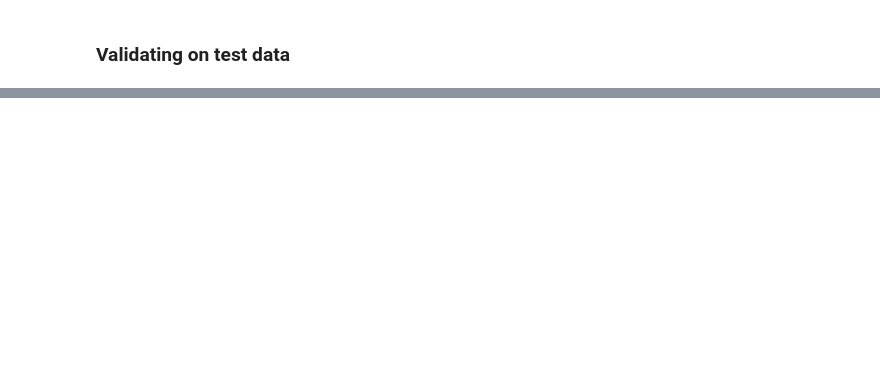
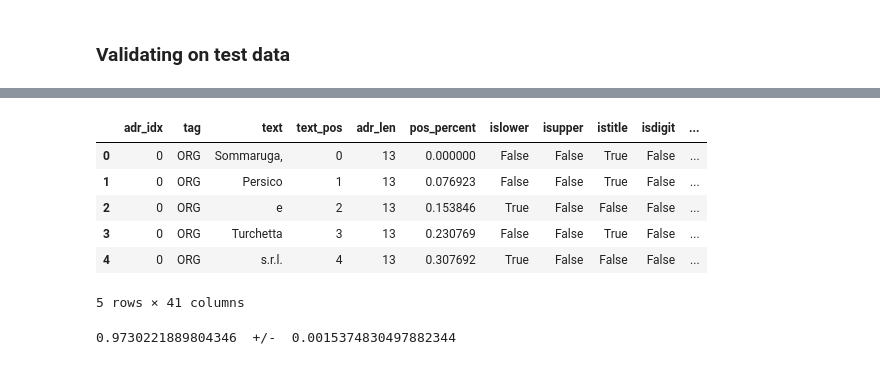
Before and after one commit to AlexandreFleutelot/address_NER_study, a Jupyter notebook: RandoForest_NER.ipynb, the cells around one changed output, grey strips where cells are left out. Saved outputs shown, nothing was run; the diff lists cells and outputs as text; code cells hidden in the pictures; blank space fills up the shorter version.

```diff
--- a/RandoForest_NER.ipynb
+++ b/RandoForest_NER.ipynb
@@ -209,0 +268,18 @@ df_stats.groupby('preds').mean()
+# %%
+prev_df = df.shift(1).add_prefix("prev_").iloc[:,2:]
+next_df = df.shift(-1).add_prefix("next_").iloc[:,2:]
+# %%
+df2 = pd.concat((df,prev_df,next_df), axis=1)
+# %%
+df2.loc[df2.text_pos==0,prev_df.columns] = ["XXX",-1,-1,-1,False,False,False,False,False,False,-1,"XXX","XXX"]
+df2.loc[df2.text_pos==df2.adr_len-1,next_df.columns] = ["XXX",-1,-1,-1,False,False,False,False,False,False,-1,"XXX","XXX"]
+# %%
+df2.head()
+# %% [output]
+|  | adr_idx | tag | text | text_pos | adr_len | pos_percent | islower | isupper | istitle | isdigit | ... |
+| 0 | 0 | ORG | Sommaruga, | 0 | 13 | 0.000000 | False | False | True | False | ... |
+| 1 | 0 | ORG | Persico | 1 | 13 | 0.076923 | False | False | True | False | ... |
+| 2 | 0 | ORG | e | 2 | 13 | 0.153846 | True | False | False | False | ... |
+| 3 | 0 | ORG | Turchetta | 3 | 13 | 0.230769 | False | False | True | False | ... |
+| 4 | 0 | ORG | s.r.l. | 4 | 13 | 0.307692 | True | False | False | False | ... |
+5 rows × 41 columns
@@ -209,0 +296,6 @@ df_stats.groupby('preds').mean()
+# %%
+clf = RandomForestClassifier(random_state=0)
+scores = cross_val_score(clf, X_prep, y, cv=5, scoring="accuracy")
+print(np.mean(scores), " +/- ", np.std(scores))
+# %% [output]
+0.9730221889804346  +/-  0.0015374830497882344
```
Also changed, not shown: parts of 19 cells of this notebook.
